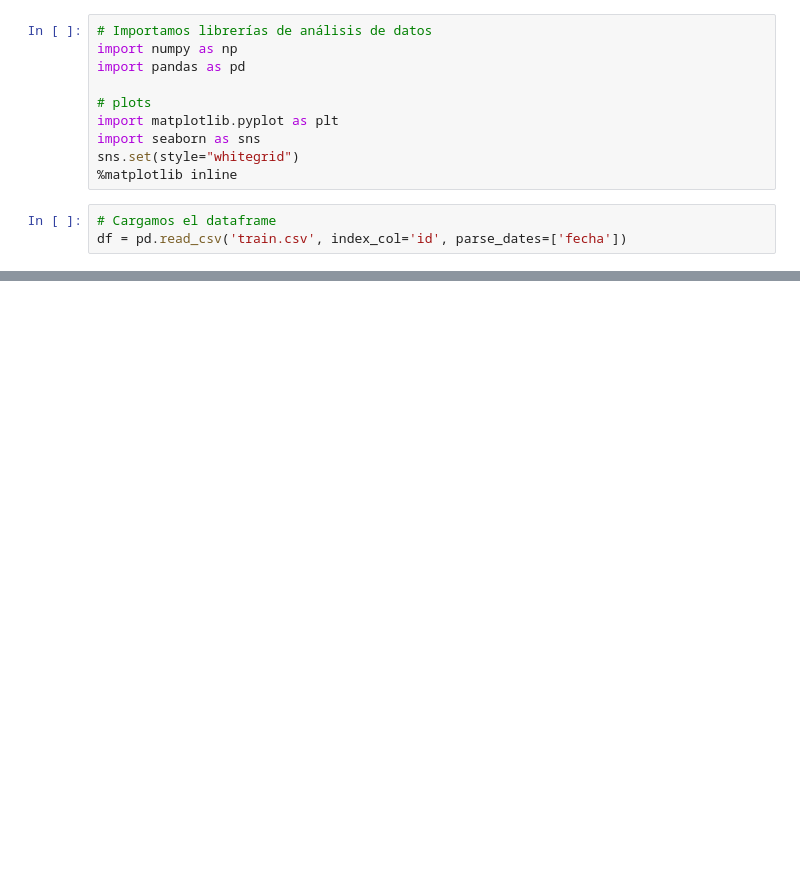
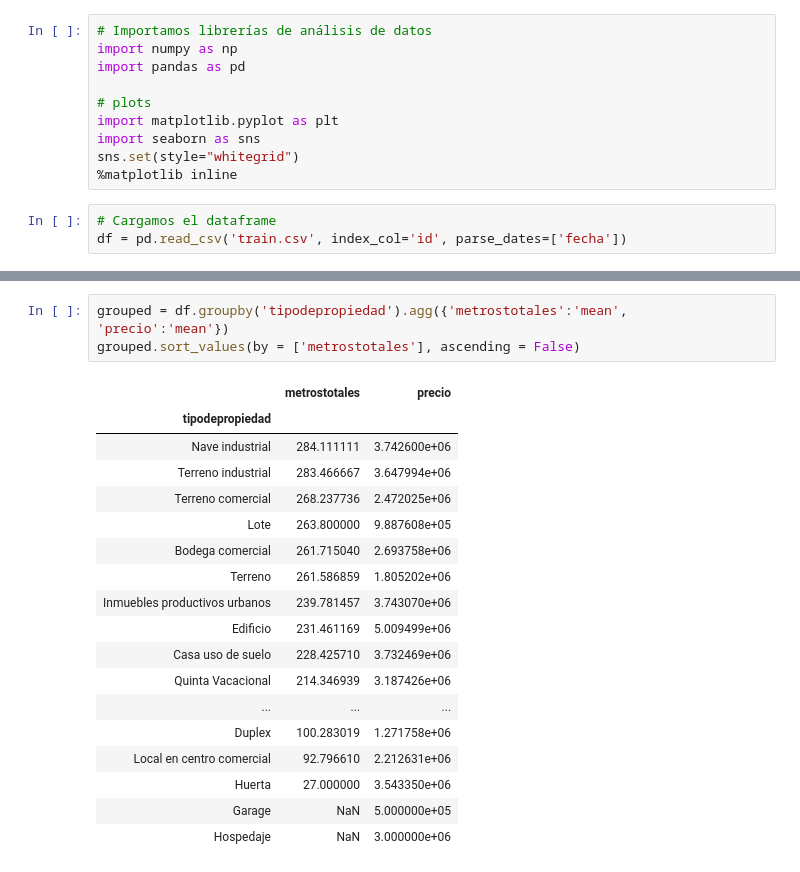
Before and after one commit to camilaserra5/7506-organizacion-de-datos, a Jupyter notebook: metros.ipynb, the cells around one changed output, grey strips where cells are left out. Saved outputs shown, nothing was run; the diff lists cells and outputs as text; blank space fills up the shorter version.

```diff
--- a/metros.ipynb
+++ b/metros.ipynb
@@ -22,0 +43,22 @@ df.head(2)
+# %%
+grouped = df.groupby('tipodepropiedad').agg({'metrostotales':'mean', 'precio':'mean'})
+grouped.sort_values(by = ['metrostotales'], ascending = False)
+# %% [output]
+|  | metrostotales | precio |
+| tipodepropiedad |  |  |
+| Nave industrial | 284.111111 | 3.742600e+06 |
+| Terreno industrial | 283.466667 | 3.647994e+06 |
+| Terreno comercial | 268.237736 | 2.472025e+06 |
+| Lote | 263.800000 | 9.887608e+05 |
+| Bodega comercial | 261.715040 | 2.693758e+06 |
+| Terreno | 261.586859 | 1.805202e+06 |
+| Inmuebles productivos urbanos | 239.781457 | 3.743070e+06 |
+| Edificio | 231.461169 | 5.009499e+06 |
+| Casa uso de suelo | 228.425710 | 3.732469e+06 |
+| Quinta Vacacional | 214.346939 | 3.187426e+06 |
+| ... | ... | ... |
+| Duplex | 100.283019 | 1.271758e+06 |
+| Local en centro comercial | 92.796610 | 2.212631e+06 |
+| Huerta | 27.000000 | 3.543350e+06 |
+| Garage | NaN | 5.000000e+05 |
+| Hospedaje | NaN | 3.000000e+06 |
```
Also changed, not shown: parts of 3 cells of this notebook, 6 other files.
